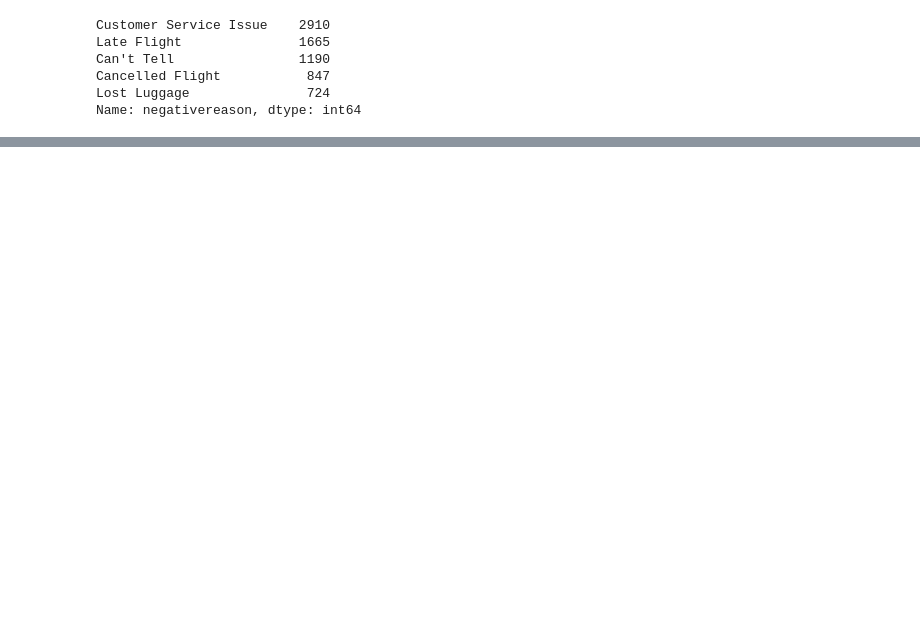
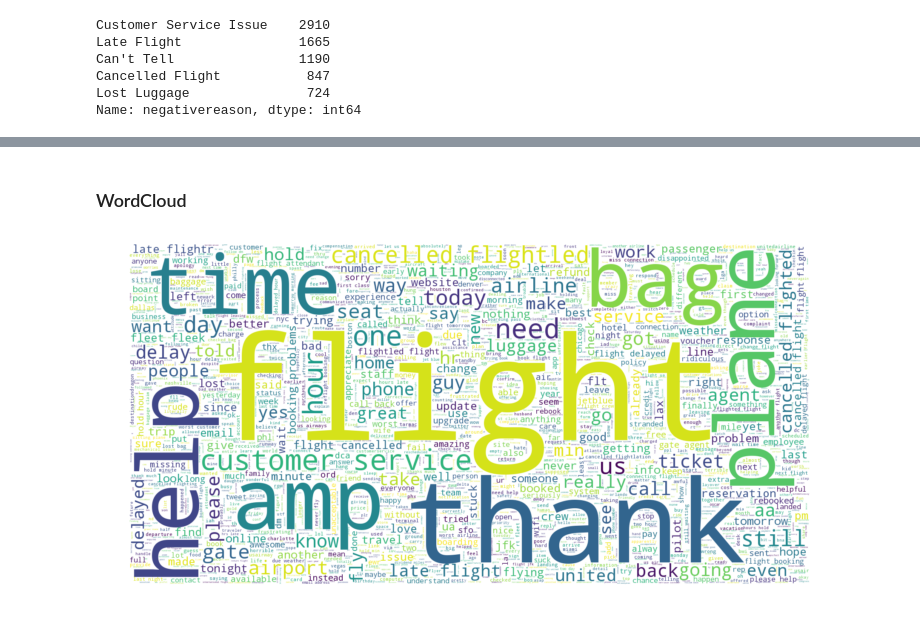
Before and after one commit to khsio/Project, a Jupyter notebook: [In Progress]TwitterUSAirlineSentiment_J2D.ipynb, the cells around one changed output, grey strips where cells are left out. Saved outputs shown, nothing was run; the diff lists cells and outputs as text; code cells hidden in the pictures; blank space fills up the shorter version.

```diff
--- a/[In Progress]TwitterUSAirlineSentiment_J2D.ipynb
+++ b/[In Progress]TwitterUSAirlineSentiment_J2D.ipynb
@@ -259,0 +337,2 @@ Name: negativereason, dtype: int64
+# %%
+df['clean_text'] = pd.DataFrame(clean_tweets)
@@ -259,0 +354,8 @@ Name: negativereason, dtype: int64
+# %%
+# Use the polarity as y in text classification
+polarity = []
+for tweet in clean_tweets:
+    print tweet
+    analysis = TextBlob(tweet)
+    print analysis.sentiment
+    polarity.append(analysis.sentiment.polarity)
@@ -259,0 +380,3 @@ Name: negativereason, dtype: int64
+# %%
+df['polarity'] = pd.DataFrame(polarity)
+df['sentiment'] = np.where(df['polarity'] < 0.0, 1, 0)
@@ -259,0 +392,13 @@ Name: negativereason, dtype: int64
+# %% [markdown]
+### WordCloud
+# %%
+wc_string = df['clean_text'].str.cat(sep=' ')
+# %%
+wc = WordCloud(width=1600, height=800,background_color="white", max_words=2000).generate(wc_string)
+plt.figure(figsize=(10,10))
+plt.imshow(wc, interpolation="bilinear")
+plt.axis("off")
+plt.tight_layout(pad=0)
+plt.show()
+# %% [output]
+[figure, added]
```
Also changed, not shown: parts of 30 cells of this notebook.
